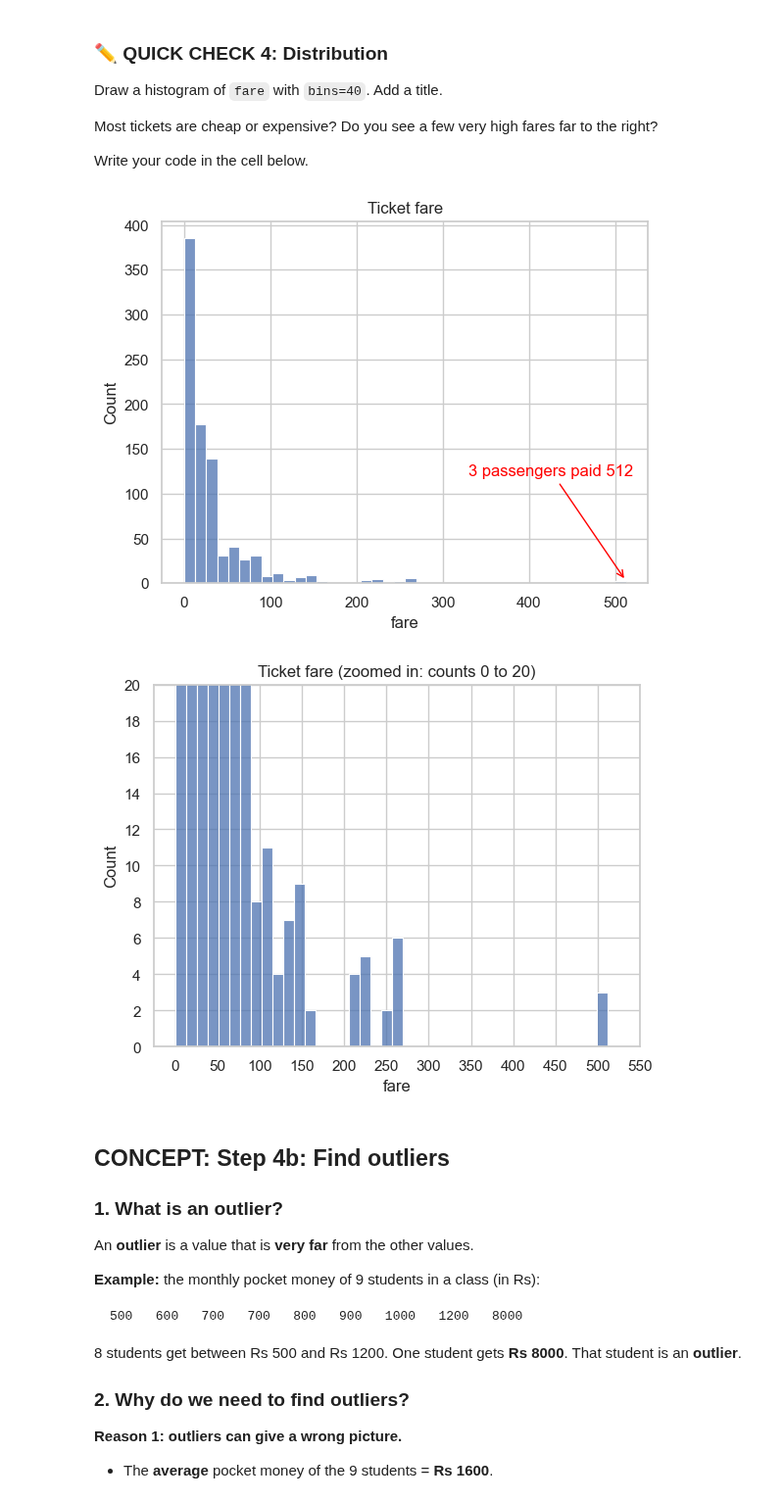
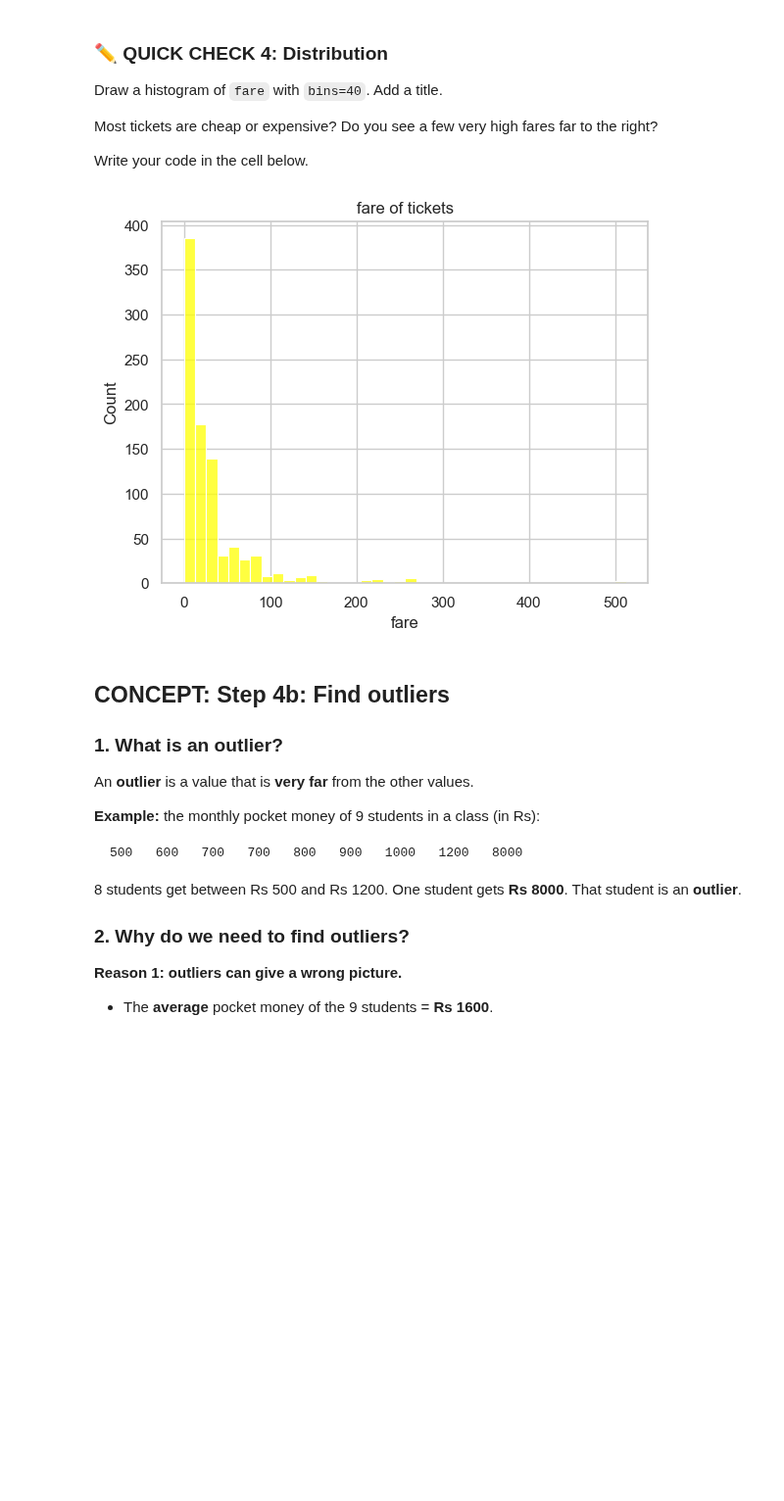
Before and after one commit to bariras-stack/Python-for-AI, a Jupyter notebook: notebooks/Week 4/Day 17/Day_17_EDA_Project.ipynb, the cells around one changed output. Shown at 98% size. Saved outputs shown, nothing was run; the diff lists cells and outputs as text; code cells hidden in the pictures; blank space fills up the shorter version.

```diff
--- a/notebooks/Week 4/Day 17/Day_17_EDA_Project.ipynb
+++ b/notebooks/Week 4/Day 17/Day_17_EDA_Project.ipynb
@@ -324,30 +333,14 @@ Draw a histogram of `fare` with `bins=40`. Add a title.
 Most tickets are cheap or expensive? Do you see a few very high fares far to the right?
 
 Write your code in the cell below.
-# %%
-# Write your code here
-# sns.histplot(data=df, x="fare", bins=40)
-# plt.title("Exp vs Cheap")
-# plt.show()
-
-sns.histplot(data=df, x="fare", bins=40)
-plt.annotate("3 passengers paid 512",
-             xy=(512, 3),               # the tip of the arrow: the tiny bar
-             xytext=(330, 120),         # where the text sits
-             arrowprops=dict(arrowstyle="->", color="red"),
-             color="red")
-plt.title("Ticket fare")
-plt.show()
-
-sns.histplot(data=df, x="fare", bins=40)
-plt.ylim(0, 20)                    # show only counts from 0 to 20 (tall bars get cut at the top)
-plt.yticks(range(0, 21, 2))        # a tick every 2: 0, 2, 4, ... 20
-plt.xticks(range(0, 551, 50))      # a tick every 50 on the fare axis: 0, 50, ... 550
-plt.title("Ticket fare (zoomed in: counts 0 to 20)")
-plt.show()
-# %% [output]
-[figure, removed]
-[figure, removed]
+# %%
+# Write your code here
+import seaborn as sns
+sns.histplot(data = df, x = "fare", bins = 40, color = "yellow")
+plt.title("fare of tickets")
+plt.show()
+# %% [output]
+[figure, added]
 # %% [markdown]
 ## CONCEPT: Step 4b: Find outliers
 
```
Also changed, not shown: parts of 15 cells of this notebook, 2 other files.
